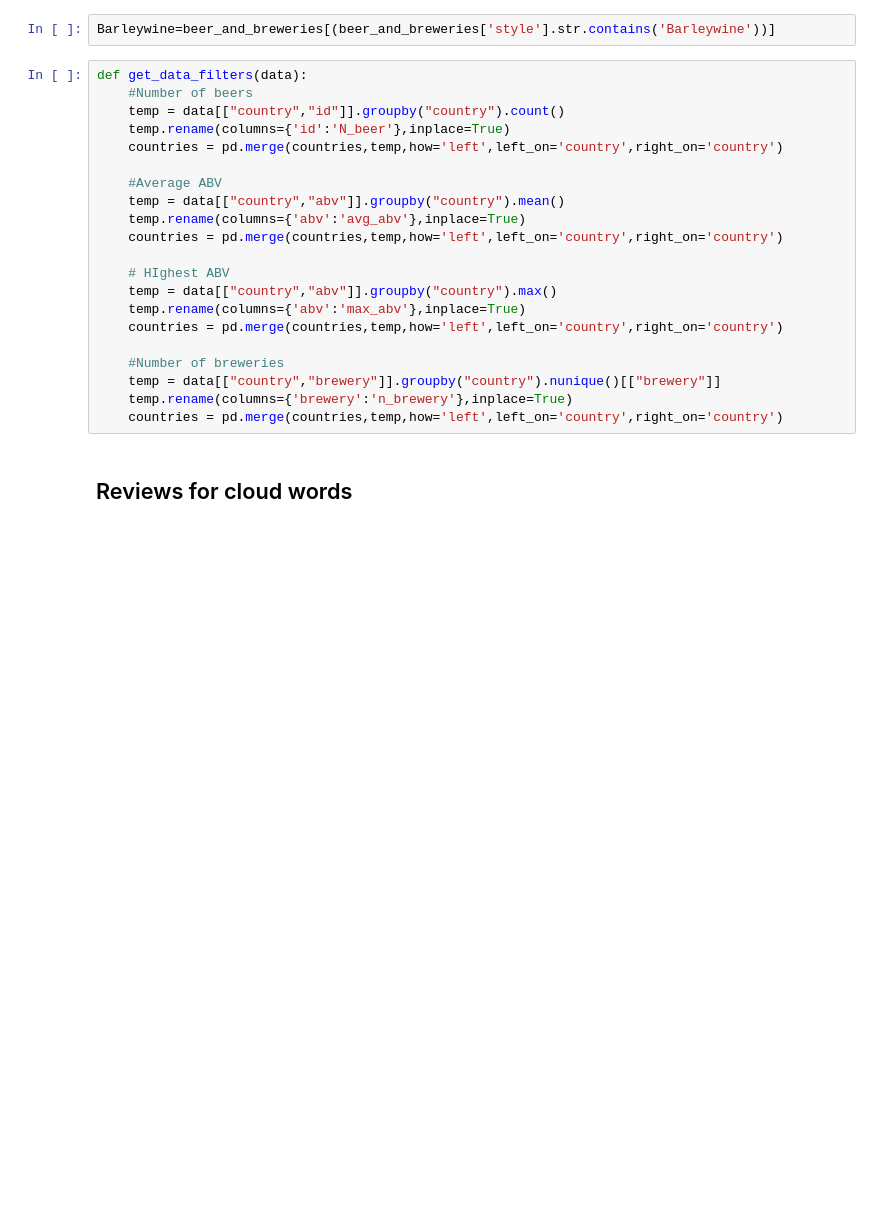
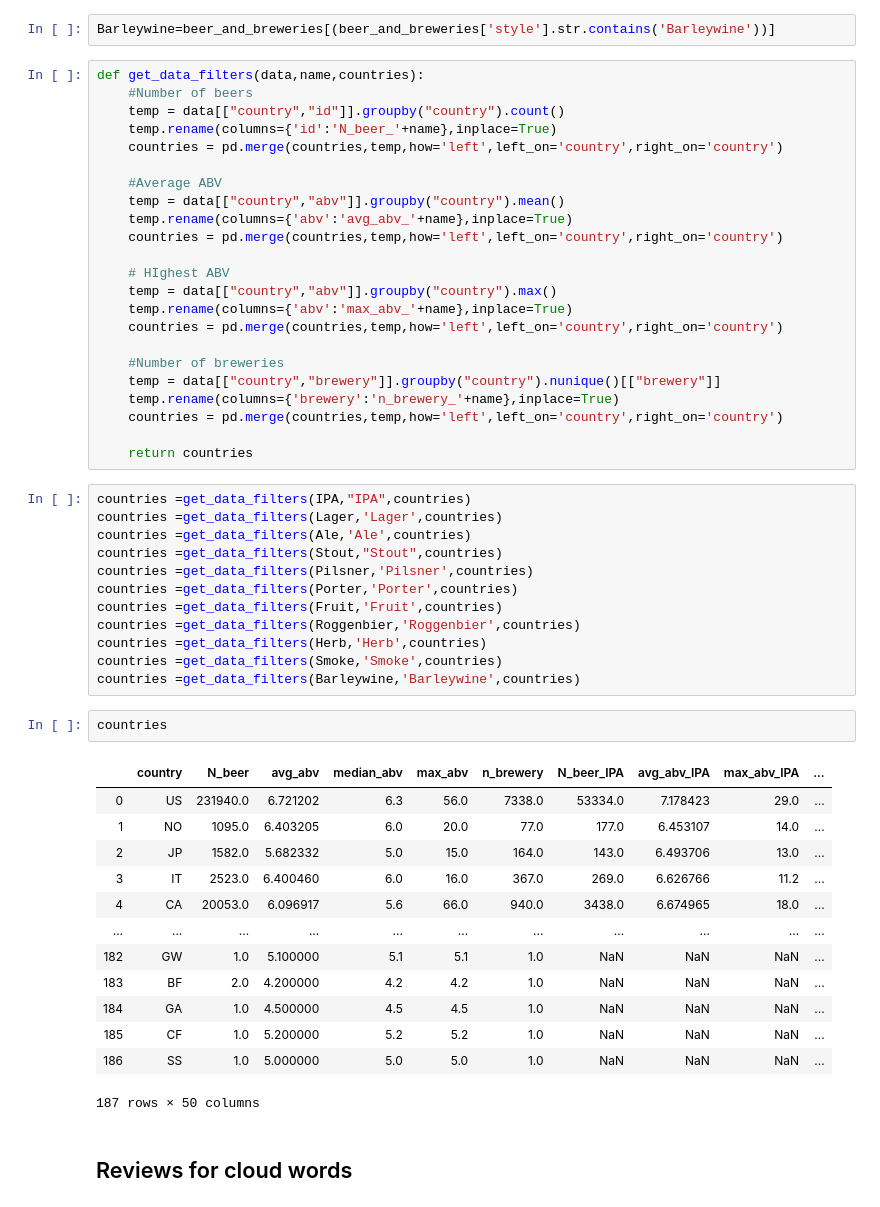
Before and after one commit to com-480-data-visualization/com-480-project-datasat, a Jupyter notebook: data_preprocessing/data_enhancement.ipynb, the cells around one changed output. Drawn from its saved outputs; the diff is of its cells as text; blank space fills up the shorter version.

Commit message:
data for the different beer types added

```diff
--- a/data_preprocessing/data_enhancement.ipynb
+++ b/data_preprocessing/data_enhancement.ipynb
@@ -256,26 +259,56 @@ Smoke = beer_and_breweries[(beer_and_breweries['style'].str.contains('Smoke'))]
 # %%
 Barleywine=beer_and_breweries[(beer_and_breweries['style'].str.contains('Barleywine'))]
 # %%
-def get_data_filters(data):
+def get_data_filters(data,name,countries):
     #Number of beers
     temp = data[["country","id"]].groupby("country").count()
-    temp.rename(columns={'id':'N_beer'},inplace=True)
+    temp.rename(columns={'id':'N_beer_'+name},inplace=True)
     countries = pd.merge(countries,temp,how='left',left_on='country',right_on='country')
 
     #Average ABV
     temp = data[["country","abv"]].groupby("country").mean()
-    temp.rename(columns={'abv':'avg_abv'},inplace=True)
+    temp.rename(columns={'abv':'avg_abv_'+name},inplace=True)
     countries = pd.merge(countries,temp,how='left',left_on='country',right_on='country')
 
     # HIghest ABV
     temp = data[["country","abv"]].groupby("country").max()
-    temp.rename(columns={'abv':'max_abv'},inplace=True)
+    temp.rename(columns={'abv':'max_abv_'+name},inplace=True)
     countries = pd.merge(countries,temp,how='left',left_on='country',right_on='country')
 
     #Number of breweries
     temp = data[["country","brewery"]].groupby("country").nunique()[["brewery"]]
-    temp.rename(columns={'brewery':'n_brewery'},inplace=True)
+    temp.rename(columns={'brewery':'n_brewery_'+name},inplace=True)
     countries = pd.merge(countries,temp,how='left',left_on='country',right_on='country')
+
+    return countries
+# %%
+countries =get_data_filters(IPA,"IPA",countries)
+countries =get_data_filters(Lager,'Lager',countries)
+countries =get_data_filters(Ale,'Ale',countries)
+countries =get_data_filters(Stout,"Stout",countries)
+countries =get_data_filters(Pilsner,'Pilsner',countries)
+countries =get_data_filters(Porter,'Porter',countries)
+countries =get_data_filters(Fruit,'Fruit',countries)
+countries =get_data_filters(Roggenbier,'Roggenbier',countries)
+countries =get_data_filters(Herb,'Herb',countries)
+countries =get_data_filters(Smoke,'Smoke',countries)
+countries =get_data_filters(Barleywine,'Barleywine',countries)
+# %%
+countries
+# %% [output]
+|  | country | N_beer | avg_abv | median_abv | max_abv | n_brewery | N_beer_IPA | avg_abv_IPA | max_abv_IPA | ... |
+| 0 | US | 231940.0 | 6.721202 | 6.3 | 56.0 | 7338.0 | 53334.0 | 7.178423 | 29.0 | ... |
+| 1 | NO | 1095.0 | 6.403205 | 6.0 | 20.0 | 77.0 | 177.0 | 6.453107 | 14.0 | ... |
+| 2 | JP | 1582.0 | 5.682332 | 5.0 | 15.0 | 164.0 | 143.0 | 6.493706 | 13.0 | ... |
+| 3 | IT | 2523.0 | 6.400460 | 6.0 | 16.0 | 367.0 | 269.0 | 6.626766 | 11.2 | ... |
+| 4 | CA | 20053.0 | 6.096917 | 5.6 | 66.0 | 940.0 | 3438.0 | 6.674965 | 18.0 | ... |
+| ... | ... | ... | ... | ... | ... | ... | ... | ... | ... | ... |
+| 182 | GW | 1.0 | 5.100000 | 5.1 | 5.1 | 1.0 | NaN | NaN | NaN | ... |
+| 183 | BF | 2.0 | 4.200000 | 4.2 | 4.2 | 1.0 | NaN | NaN | NaN | ... |
+| 184 | GA | 1.0 | 4.500000 | 4.5 | 4.5 | 1.0 | NaN | NaN | NaN | ... |
+| 185 | CF | 1.0 | 5.200000 | 5.2 | 5.2 | 1.0 | NaN | NaN | NaN | ... |
+| 186 | SS | 1.0 | 5.000000 | 5.0 | 5.0 | 1.0 | NaN | NaN | NaN | ... |
+187 rows × 50 columns
 # %% [markdown]
 ## Reviews for cloud words
 # %%
```
Also changed, not shown: parts of 2 cells of this notebook, 4 other files.
